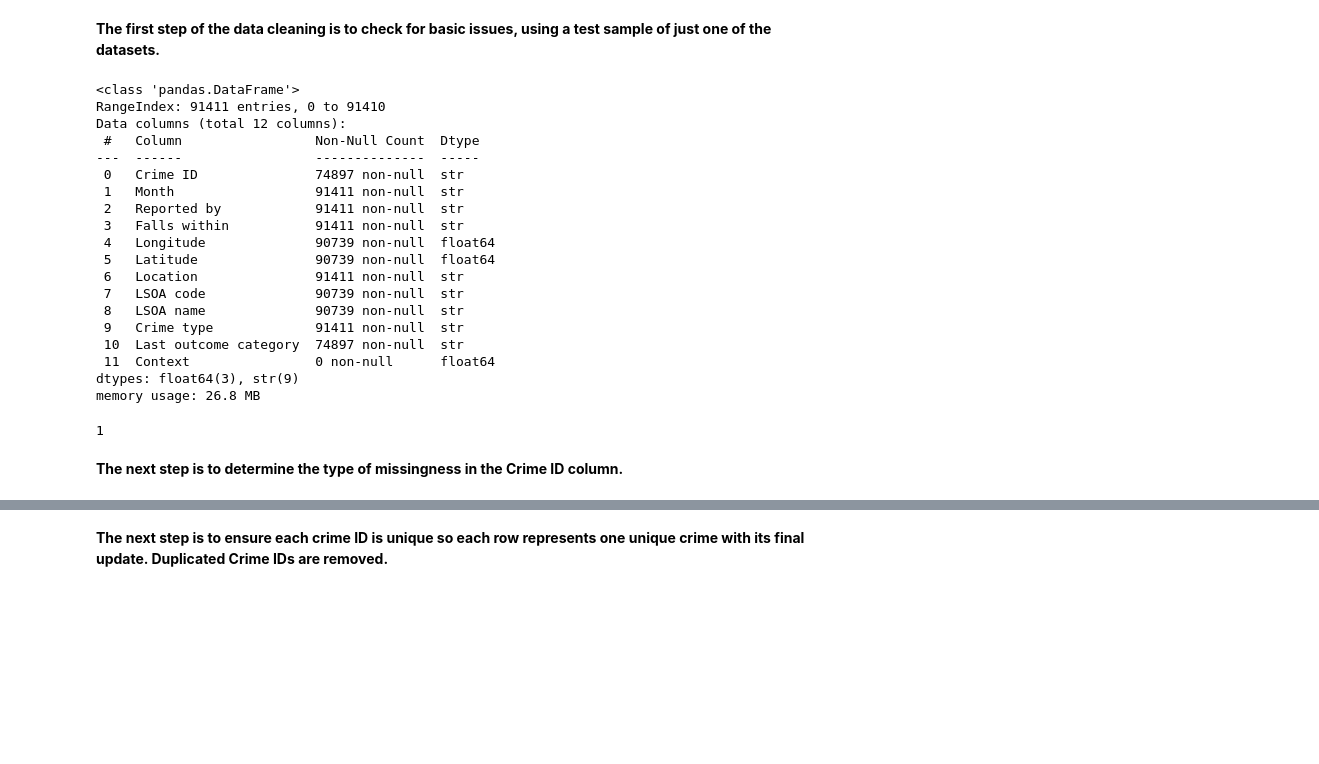
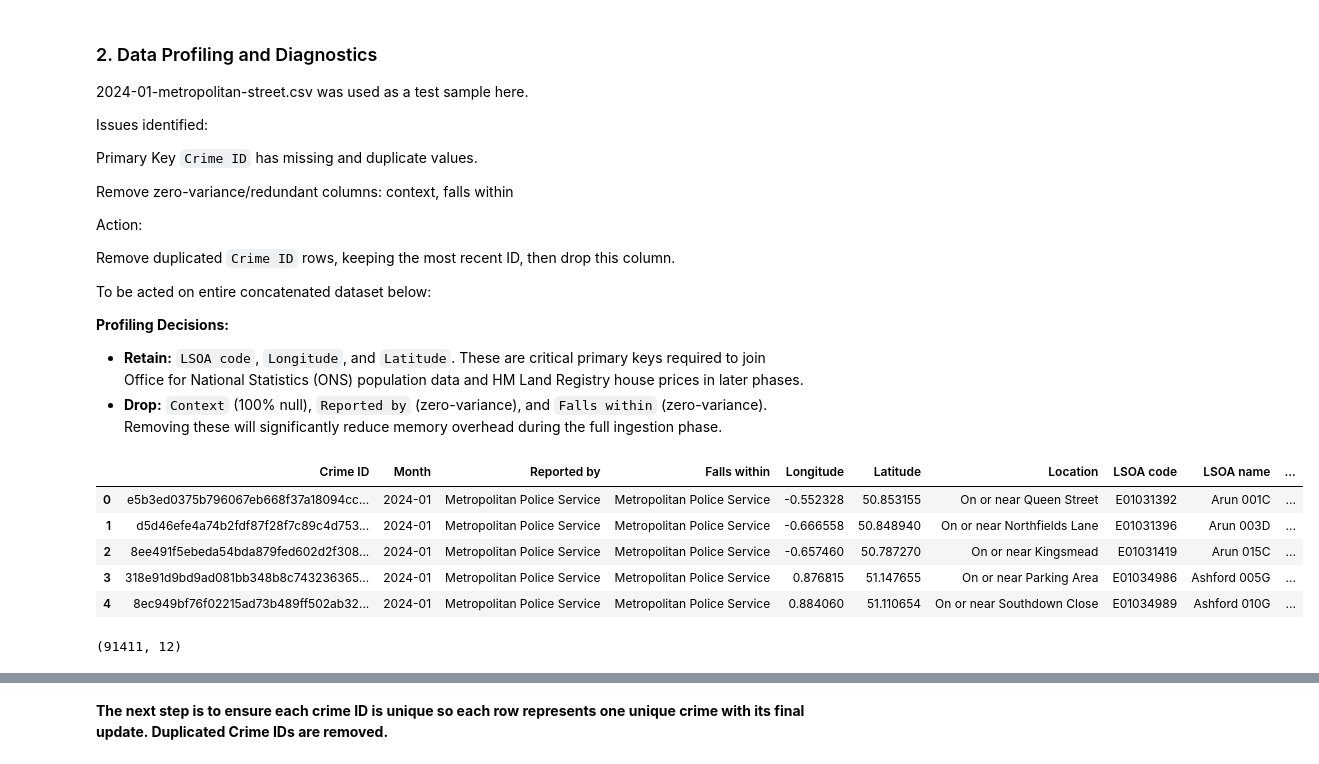
Before and after one commit to luk3pigg/Crime-analysis-using-pandas, a Jupyter notebook: crime-data-cleaning.ipynb, the cells around one changed output, grey strips where cells are left out. Saved outputs shown, nothing was run; the diff lists cells and outputs as text; code cells hidden in the pictures; blank space fills up the shorter version.

```diff
--- a/crime-data-cleaning.ipynb
+++ b/crime-data-cleaning.ipynb
@@ -13,34 +25,39 @@ import pyarrow
 # %% [markdown]
-**The first step of the data cleaning is to check for basic issues, using a test sample of just one of the datasets.**
+### 2. Data Profiling and Diagnostics
+
+2024-01-metropolitan-street.csv was used as a test sample here.
+
+
+Issues identified:
+
+Primary Key `Crime ID` has missing and duplicate values.
+
+Remove zero-variance/redundant columns: context, falls within
+
+Action:
+
+Remove duplicated `Crime ID` rows, keeping the most recent ID, then drop this column.
+
+
+To be acted on entire concatenated dataset below:
+
+**Profiling Decisions:**
+* **Retain:** `LSOA code`, `Longitude`, and `Latitude`. These are critical primary keys required to join Office for National Statistics (ONS) population data and HM Land Registry house prices in later phases.
+* **Drop:** `Context` (100% null), `Reported by` (zero-variance), and `Falls within` (zero-variance). Removing these will significantly reduce memory overhead during the full ingestion phase.
 # %%
+# Load the test sample
 df = pd.read_csv('data/raw/crime/2024-01/2024-01-metropolitan-street.csv')
+
+# Initial exploration of the data
 df.head()
-df.shape #91411 rows, 12 columns
-df.info() #Shows that there are null and non-unique values for the supposed primary key
-df['Crime ID'].nunique() #each row represents an individual crime (linked to 1 or more individuals) at each stage of the update process. Crime IDs reappear when outcome is updated. Many missing crime IDs, too.
-df['Reported by'].nunique() #only 1 unique value
-df['Falls within'].nunique() #only 1 unique value
-#other conclusions: 'Context' is completely empty and can be discarded, can also discard 'Falls Within', 'Location', and ' LSOA code' for this analysis
 # %% [output]
-<class 'pandas.DataFrame'>
-RangeIndex: 91411 entries, 0 to 91410
-Data columns (total 12 columns):
- #   Column                 Non-Null Count  Dtype
----  ------                 --------------  -----
- 0   Crime ID               74897 non-null  str
- 1   Month                  91411 non-null  str
- 2   Reported by            91411 non-null  str
- 3   Falls within           91411 non-null  str
- 4   Longitude              90739 non-null  float64
- 5   Latitude               90739 non-null  float64
- 6   Location               91411 non-null  str
- 7   LSOA code              90739 non-null  str
- 8   LSOA name              90739 non-null  str
- 9   Crime type             91411 non-null  str
- 10  Last outcome category  74897 non-null  str
- 11  Context                0 non-null      float64
-dtypes: float64(3), str(9)
-memory usage: 26.8 MB
-1
+|  | Crime ID | Month | Reported by | Falls within | Longitude | Latitude | Location | LSOA code | LSOA name | ... |
+| 0 | e5b3ed0375b796067eb668f37a18094cc... | 2024-01 | Metropolitan Police Service | Metropolitan Police Service | -0.552328 | 50.853155 | On or near Queen Street | E01031392 | Arun 001C | ... |
+| 1 | d5d46efe4a74b2fdf87f28f7c89c4d753... | 2024-01 | Metropolitan Police Service | Metropolitan Police Service | -0.666558 | 50.848940 | On or near Northfields Lane | E01031396 | Arun 003D | ... |
+| 2 | 8ee491f5ebeda54bda879fed602d2f308... | 2024-01 | Metropolitan Police Service | Metropolitan Police Service | -0.657460 | 50.787270 | On or near Kingsmead | E01031419 | Arun 015C | ... |
+| 3 | 318e91d9bd9ad081bb348b8c743236365... | 2024-01 | Metropolitan Police Service | Metropolitan Police Service | 0.876815 | 51.147655 | On or near Parking Area | E01034986 | Ashford 005G | ... |
+| 4 | 8ec949bf76f02215ad73b489ff502ab32... | 2024-01 | Metropolitan Police Service | Metropolitan Police Service | 0.884060 | 51.110654 | On or near Southdown Close | E01034989 | Ashford 010G | ... |
-# %% [markdown]
-**The next step is to determine the type of missingness in the Crime ID column.**
+# %%
+df.shape
+# %% [output]
+(91411, 12)
```
Also changed, not shown: parts of 31 cells of this notebook, 2 other files.
